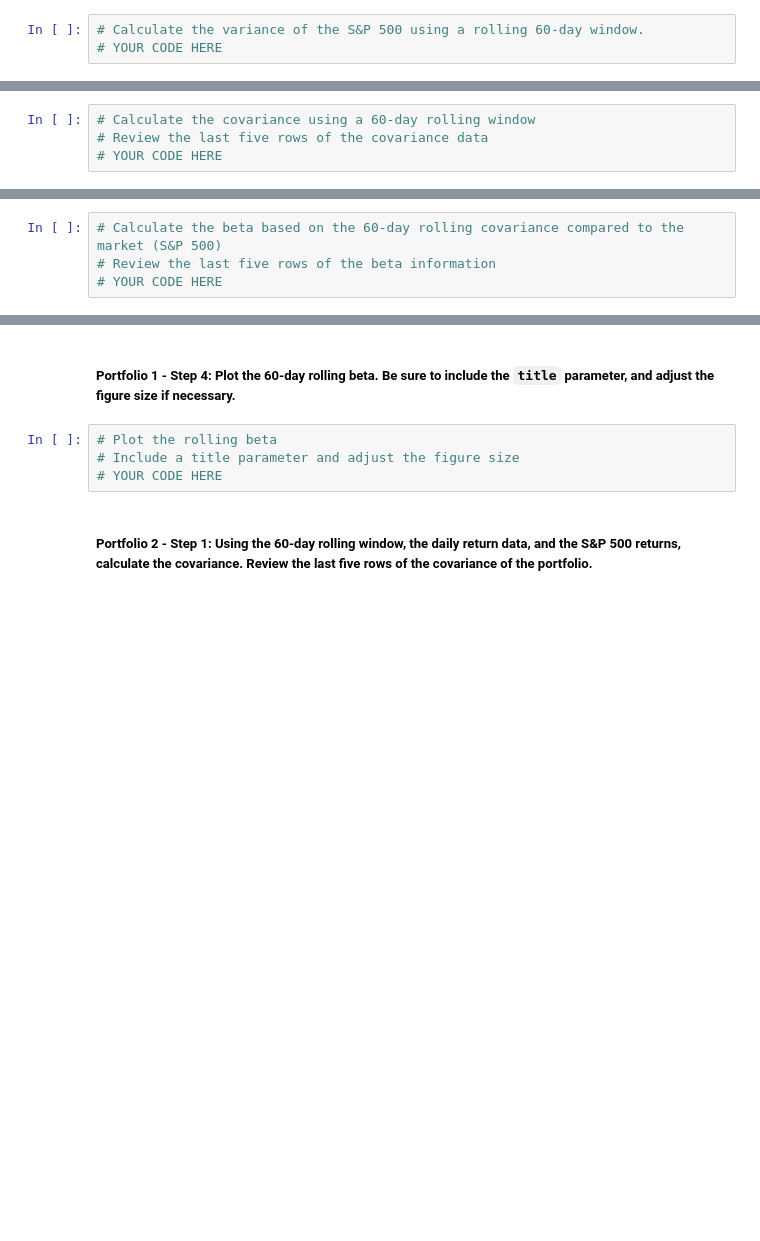
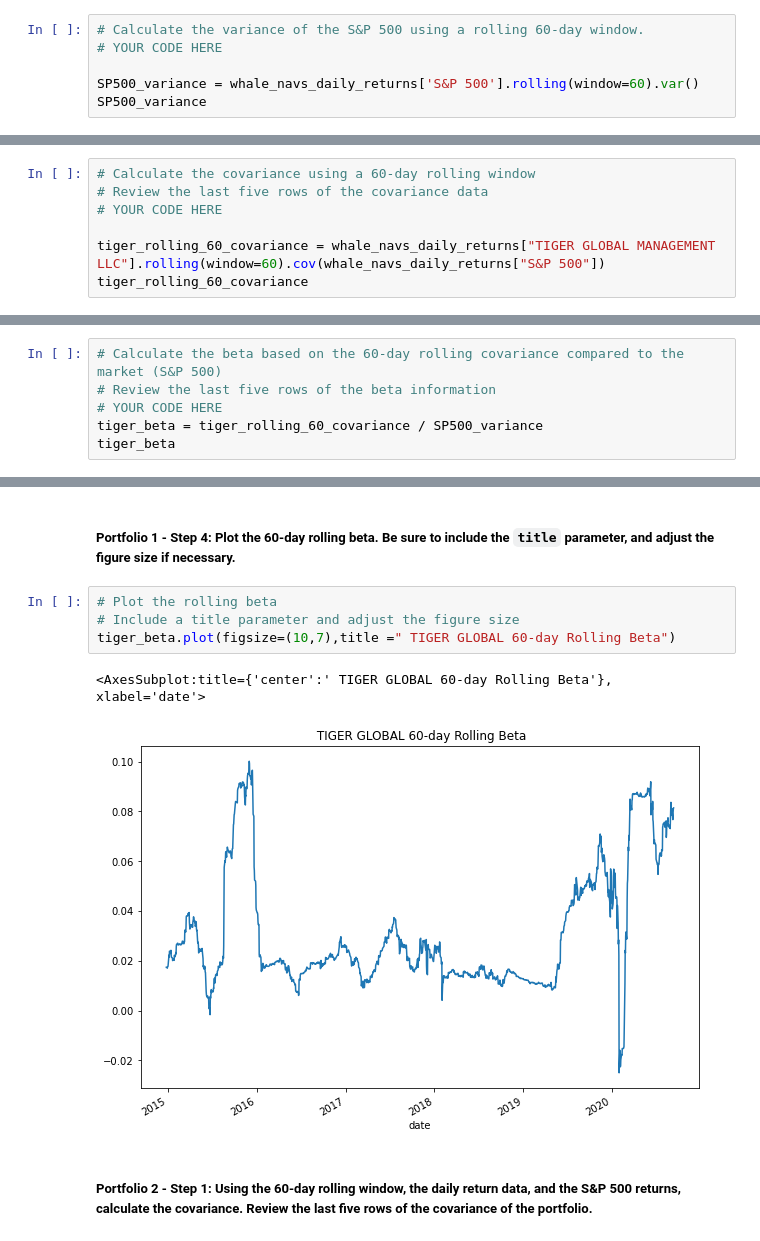
Before and after one commit to Khaingz/Challenge3, a Jupyter notebook: risk_return_analysis.ipynb, the cells around one changed output, grey strips where cells are left out. Saved outputs shown, nothing was run; the diff lists cells and outputs as text; blank space fills up the shorter version.

```diff
--- a/risk_return_analysis.ipynb
+++ b/risk_return_analysis.ipynb
@@ -389,3 +423,6 @@ Your analysis is nearing completion. Now, you need to evaluate how the portfolio
 # %%
 # Calculate the variance of the S&P 500 using a rolling 60-day window.
 # YOUR CODE HERE
+
+SP500_variance = whale_navs_daily_returns['S&P 500'].rolling(window=60).var()
+SP500_variance
@@ -405,3 +456,6 @@ Your analysis is nearing completion. Now, you need to evaluate how the portfolio
 # Calculate the covariance using a 60-day rolling window
 # Review the last five rows of the covariance data
 # YOUR CODE HERE
+
+tiger_rolling_60_covariance = whale_navs_daily_returns["TIGER GLOBAL MANAGEMENT LLC"].rolling(window=60).cov(whale_navs_daily_returns["S&P 500"])
+tiger_rolling_60_covariance
@@ -411,3 +479,5 @@ Your analysis is nearing completion. Now, you need to evaluate how the portfolio
 # Calculate the beta based on the 60-day rolling covariance compared to the market (S&P 500)
 # Review the last five rows of the beta information
 # YOUR CODE HERE
+tiger_beta = tiger_rolling_60_covariance / SP500_variance
+tiger_beta
@@ -421,7 +508,10 @@ Your analysis is nearing completion. Now, you need to evaluate how the portfolio
 # %%
 # Plot the rolling beta
 # Include a title parameter and adjust the figure size
-# YOUR CODE HERE
+tiger_beta.plot(figsize=(10,7),title =" TIGER GLOBAL 60-day Rolling Beta")
+# %% [output]
+<AxesSubplot:title={'center':' TIGER GLOBAL 60-day Rolling Beta'}, xlabel='date'>
+[figure, added]
 # %% [markdown]
 ##### Portfolio 2 - Step 1: Using the 60-day rolling window, the daily return data, and the S&P 500 returns, calculate the covariance. Review the last five rows of the covariance of the portfolio.
 # %%
```
Also changed, not shown: parts of 17 cells of this notebook, 1 other file.
